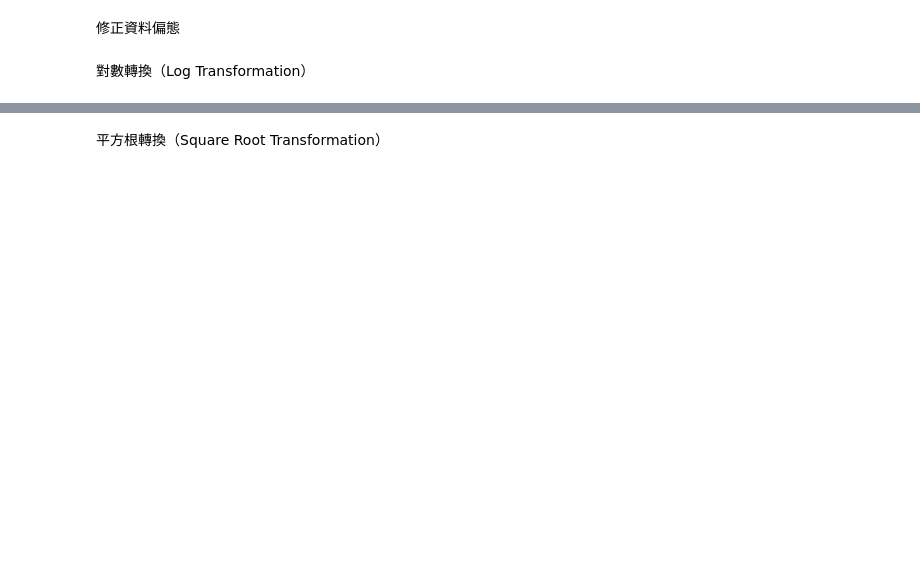
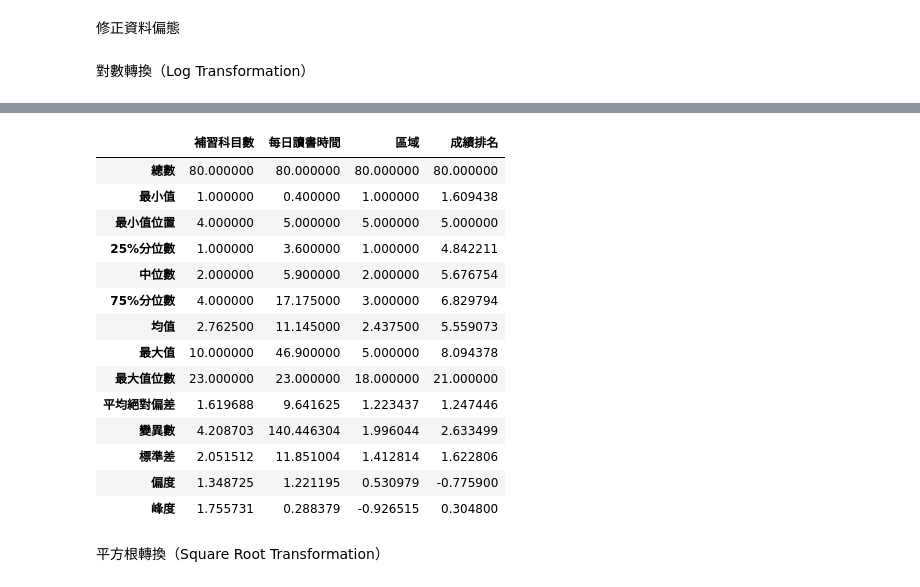
Before and after one commit to Doltrang/lyumin80224.github.io, a Jupyter notebook: test1022.ipynb, the cells around one changed output, grey strips where cells are left out. Drawn from its saved outputs; the diff is of its cells as text; code cells hidden in the pictures; blank space fills up the shorter version.

```diff
--- a/test1022.ipynb
+++ b/test1022.ipynb
@@ -289,4 +295,23 @@ dm5
 80 rows × 8 columns
+# %%
+Descriptivestatistics= pd.DataFrame(dm5[cols].apply(status))
+Descriptivestatistics
+# %% [output]
+|  | 補習科目數 | 每日讀書時間 | 區域 | 成績排名 |
+| 總數 | 80.000000 | 80.000000 | 80.000000 | 80.000000 |
+| 最小值 | 1.000000 | 0.400000 | 1.000000 | 1.609438 |
+| 最小值位置 | 4.000000 | 5.000000 | 5.000000 | 5.000000 |
+| 25%分位數 | 1.000000 | 3.600000 | 1.000000 | 4.842211 |
+| 中位數 | 2.000000 | 5.900000 | 2.000000 | 5.676754 |
+| 75%分位數 | 4.000000 | 17.175000 | 3.000000 | 6.829794 |
+| 均值 | 2.762500 | 11.145000 | 2.437500 | 5.559073 |
+| 最大值 | 10.000000 | 46.900000 | 5.000000 | 8.094378 |
+| 最大值位數 | 23.000000 | 23.000000 | 18.000000 | 21.000000 |
+| 平均絕對偏差 | 1.619688 | 9.641625 | 1.223437 | 1.247446 |
+| 變異數 | 4.208703 | 140.446304 | 1.996044 | 2.633499 |
+| 標準差 | 2.051512 | 11.851004 | 1.412814 | 1.622806 |
+| 偏度 | 1.348725 | 1.221195 | 0.530979 | -0.775900 |
+| 峰度 | 1.755731 | 0.288379 | -0.926515 | 0.304800 |
 # %% [markdown]
 平方根轉換（Square Root Transformation）
 # %%
```
Also changed, not shown: parts of 14 cells of this notebook.
